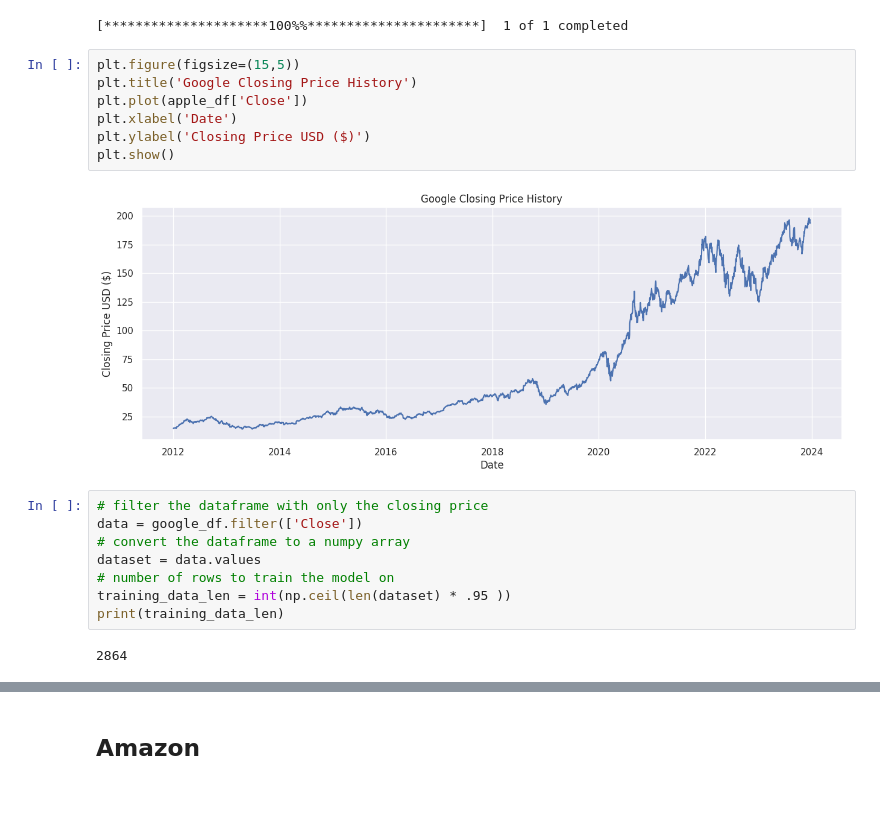
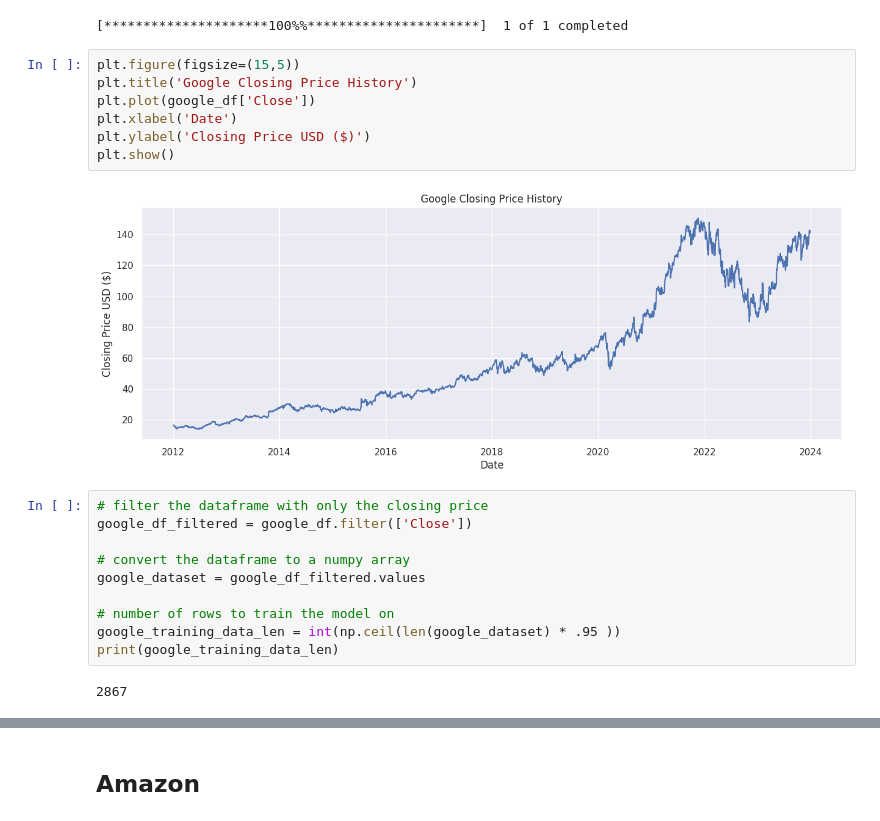
Before and after one commit to alvionna/stock-market-prediction, a Jupyter notebook: src/main.ipynb, the cells around one changed output, grey strips where cells are left out. Drawn from its saved outputs; the diff is of its cells as text.

```diff
--- a/src/main.ipynb
+++ b/src/main.ipynb
@@ -637,19 +630,21 @@ google_df = pdr.get_data_yahoo('GOOG', start='2012-01-01', end=datetime.now())
 # %%
 plt.figure(figsize=(15,5))
 plt.title('Google Closing Price History')
-plt.plot(apple_df['Close'])
+plt.plot(google_df['Close'])
 plt.xlabel('Date')
 plt.ylabel('Closing Price USD ($)')
 plt.show()
 # %% [output]
-[figure, old version]
+[figure, new version]
 # %%
 # filter the dataframe with only the closing price
-data = google_df.filter(['Close'])
+google_df_filtered = google_df.filter(['Close'])
+
 # convert the dataframe to a numpy array
-dataset = data.values
+google_dataset = google_df_filtered.values
+
 # number of rows to train the model on
-training_data_len = int(np.ceil(len(dataset) * .95 ))
-print(training_data_len)
+google_training_data_len = int(np.ceil(len(google_dataset) * .95 ))
+print(google_training_data_len)
 # %% [output]
-2864
+2867
```
Also changed, not shown: parts of 36 cells of this notebook, 5 other files.
